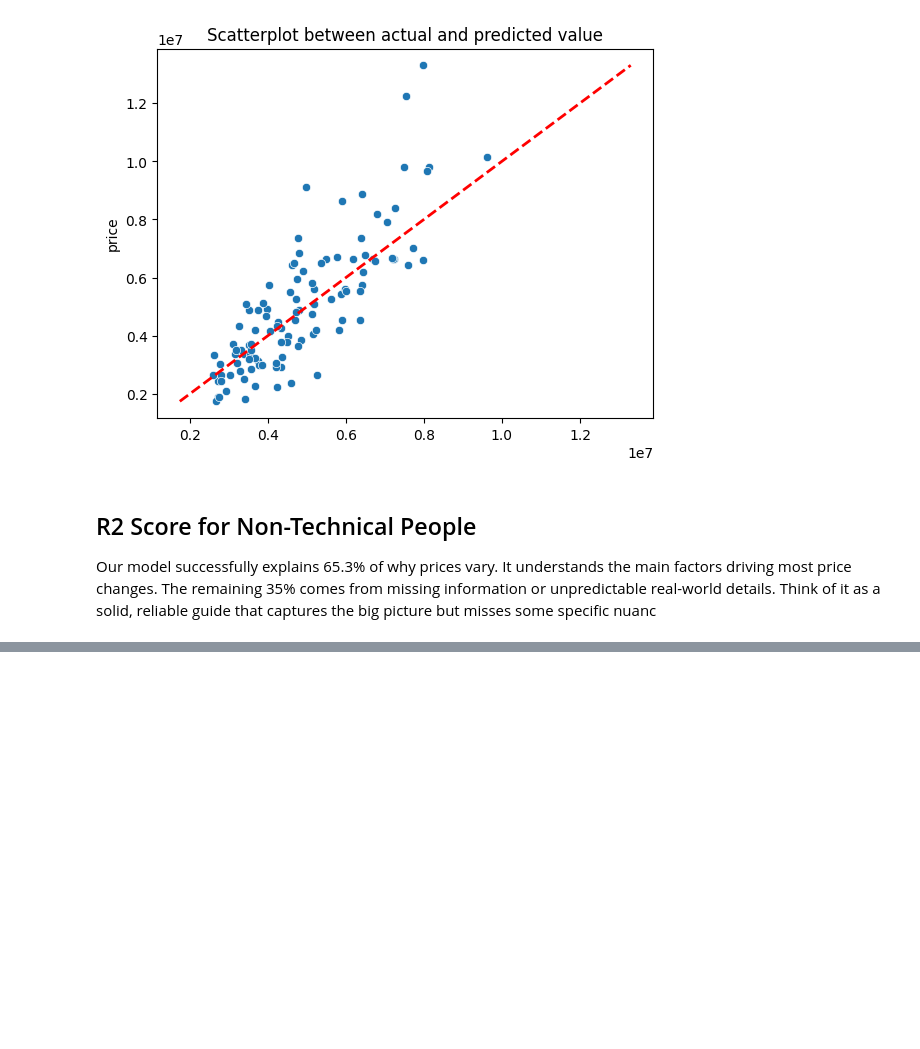
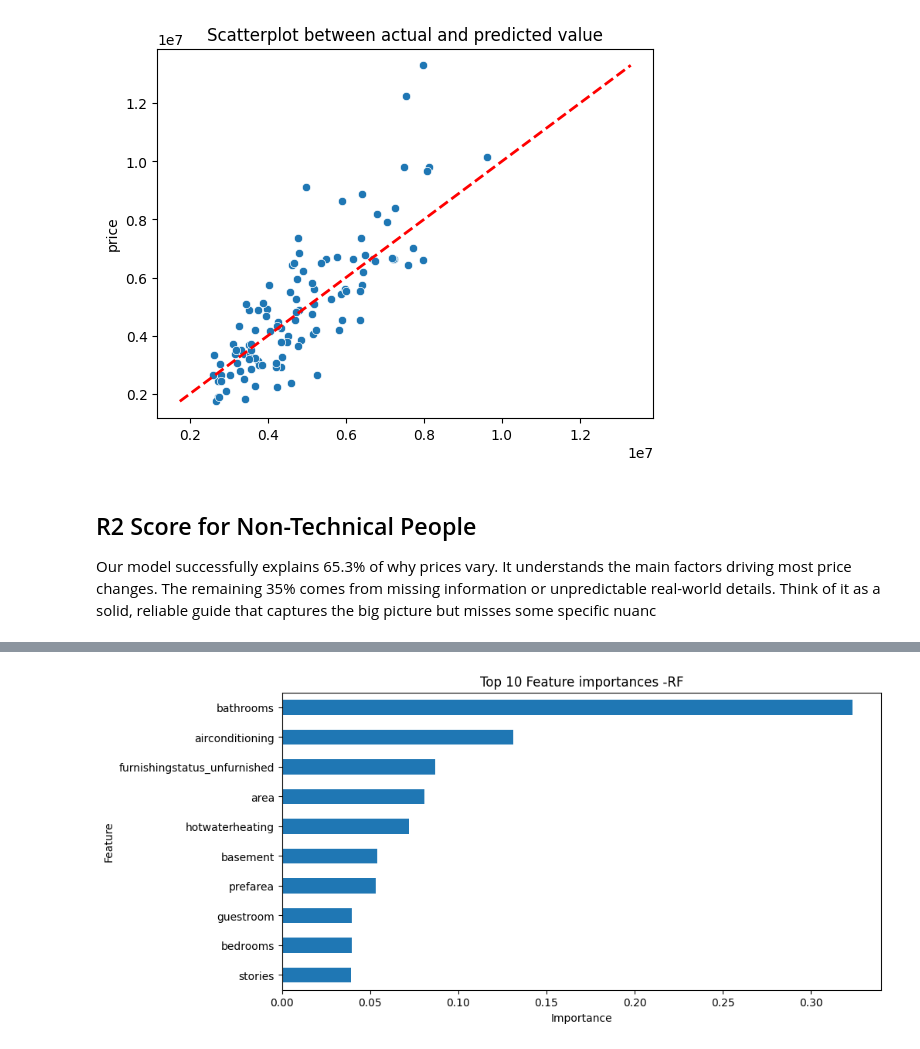
Before and after one commit to Nomi9251/Neurofive-ml-track, a Jupyter notebook: task04-house_price_prediction.ipynb, the cells around one changed output, grey strips where cells are left out. Drawn from its saved outputs; the diff is of its cells as text; code cells hidden in the pictures; blank space fills up the shorter version.

```diff
--- a/task04-house_price_prediction.ipynb
+++ b/task04-house_price_prediction.ipynb
@@ -101,0 +231,11 @@ Our model successfully explains 65.3% of why prices vary. It understands the mai
+# %%
+plt.figure(figsize=(10, 5))
+xgb_importance.head(10).plot(kind="barh")
+plt.title("Top 10 Feature importances -RF")
+
+plt.xlabel("Importance")
+plt.ylabel("Feature")
+plt.gca().invert_yaxis()
+plt.show()
+# %% [output]
+[figure, added]
```
Also changed, not shown: parts of 15 cells of this notebook.
